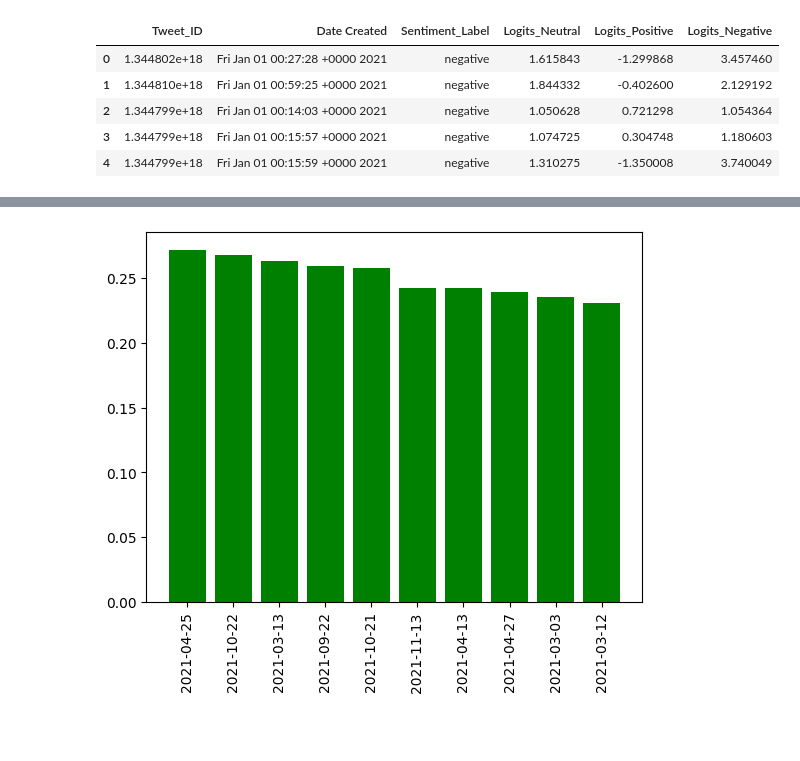
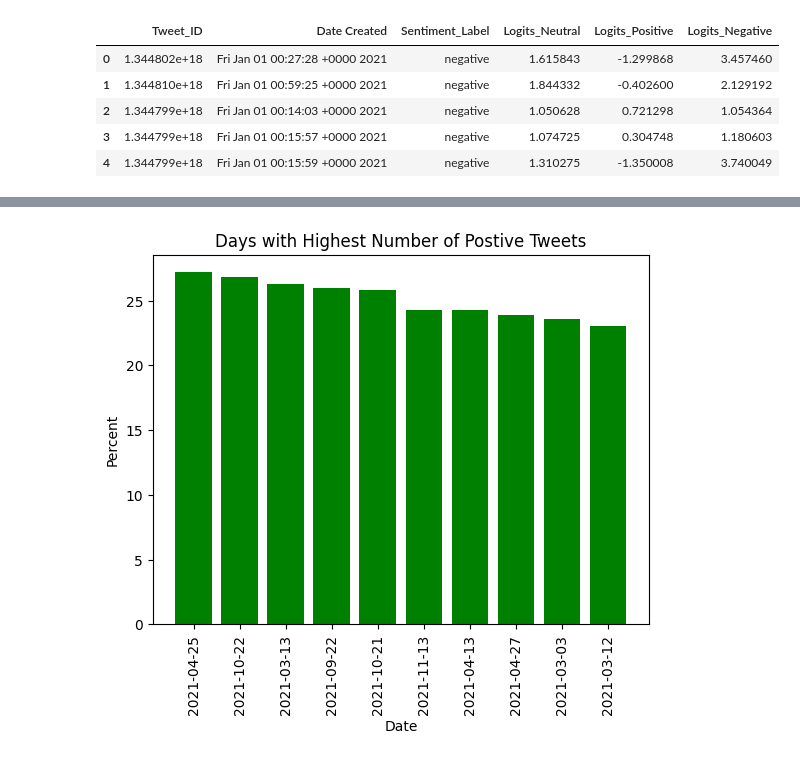
Before and after one commit to abala2017/CovidAnalysis, a Jupyter notebook: Analysis-mast.ipynb, the cells around one changed output, grey strips where cells are left out. Drawn from its saved outputs; the diff is of its cells as text; code cells hidden in the pictures; blank space fills up the shorter version.

```diff
--- a/Analysis-mast.ipynb
+++ b/Analysis-mast.ipynb
@@ -30,9 +38,9 @@ for _, row in ser.iterrows():
         currDict['Date Created'] = currDate
     currDict[row['Sentiment_Label']] = row['Sentiments']
 byDate['tweetCount'] = byDate.apply(lambda row : row['negative']+row['neutral']+row['positive'], axis=1)
-byDate['negative%'] = byDate['negative']/byDate['tweetCount']
-byDate['neutral%'] = byDate['neutral']/byDate['tweetCount']
-byDate['positive%'] = byDate['positive']/byDate['tweetCount']
+byDate['negative%'] = byDate['negative']/byDate['tweetCount'] * 100
+byDate['neutral%'] = byDate['neutral']/byDate['tweetCount'] * 100
+byDate['positive%'] = byDate['positive']/byDate['tweetCount'] * 100
 byDate.head()
 # %% [output]
 |  | Date Created | negative | neutral | positive | tweetCount | negative% | neutral% | positive% |
@@ -69,14 +80,17 @@ The lowest negative percent was 19.083333333333332% on 2021-01-16
 # %%
 ### Look at largest positives
 maxPosDf = byDate.sort_values('positive%', ascending = False).head(10)
 maxPosDf['Date Created'] = maxPosDf['Date Created'].astype(str)
 plt.bar(list(maxPosDf['Date Created']), list(maxPosDf['positive%']), color = 'green')
 plt.xticks(rotation=90)
+plt.xlabel("Date")
+plt.ylabel("Percent")
+plt.title("Days with Highest Number of Postive Tweets")
 plt.show()
 
 ## The biggest uptick is quite significant at almost 10% more than any other day on the 16th of April
 # %% [output]
-[figure, old version]
+[figure, new version]
 # %%
 ### Look at largest negatives
 maxNegDf = byDate.sort_values('negative%', ascending = False).head(10)
```
Also changed, not shown: parts of 15 cells of this notebook, 4 other files.
